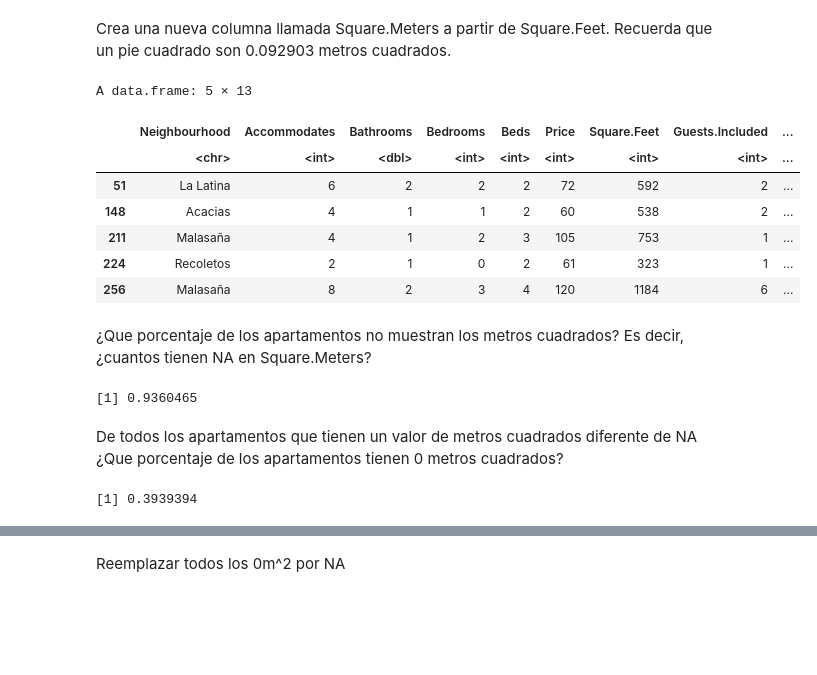
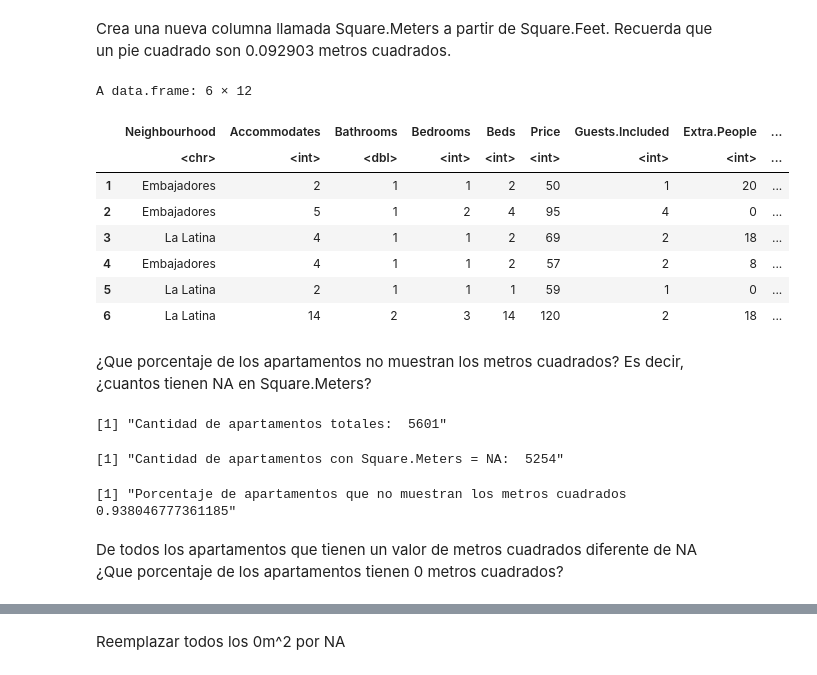
Before and after one commit to bernikrn/data-mining-practica, a Jupyter notebook: Practica-BernardoKoron.ipynb, the cells around one changed output, grey strips where cells are left out. Drawn from its saved outputs; the diff is of its cells as text; code cells hidden in the pictures; blank space fills up the shorter version.

```diff
--- a/Practica-BernardoKoron.ipynb
+++ b/Practica-BernardoKoron.ipynb
@@ -74,0 +70,11 @@ A data.frame: 6 × 12
+# %%
+paste('Cantidad de entradas iniciales: ', airbnb |> nrow())
+
+df_madrid <- airbnb |>
+                filter(City == "Madrid") |>
+                filter(Room.Type == "Entire home/apt") |>
+                filter(Neighbourhood != '') |>
+                filter(!is.na(Neighbourhood)) |>
+                select(-c('Room.Type','City'))
+
+paste('Cantidad de entradas luego de filtrado: ', nrow(df_madrid))
@@ -75,34 +84,34 @@ A data.frame: 6 × 12
 # %% [markdown]
 Crea una nueva columna llamada Square.Meters a partir de Square.Feet. Recuerda que un pie cuadrado son 0.092903 metros cuadrados.
 # %%
-df_madrid$Square.Meters <- df_madrid$Square.Feet * 0.092903
+df_madrid <- df_madrid |> mutate(Square.Meters = Square.Feet*0.092903)
+df_madrid <- df_madrid |> select(-c('Square.Feet'))
 
-df_madrid[!is.na(df_madrid$Square.Feet),] |> head(5)
+df_madrid |> head()
 # %% [output]
-A data.frame: 5 × 13
+A data.frame: 6 × 12
-|  | Neighbourhood | Accommodates | Bathrooms | Bedrooms | Beds | Price | Square.Feet | Guests.Included | ... |
+|  | Neighbourhood | Accommodates | Bathrooms | Bedrooms | Beds | Price | Guests.Included | Extra.People | ... |
 |  | <chr> | <int> | <dbl> | <int> | <int> | <int> | <int> | <int> | ... |
-| 51 | La Latina | 6 | 2 | 2 | 2 | 72 | 592 | 2 | ... |
-| 148 | Acacias | 4 | 1 | 1 | 2 | 60 | 538 | 2 | ... |
-| 211 | Malasaña | 4 | 1 | 2 | 3 | 105 | 753 | 1 | ... |
-| 224 | Recoletos | 2 | 1 | 0 | 2 | 61 | 323 | 1 | ... |
-| 256 | Malasaña | 8 | 2 | 3 | 4 | 120 | 1184 | 6 | ... |
+| 1 | Embajadores | 2 | 1 | 1 | 2 | 50 | 1 | 20 | ... |
+| 2 | Embajadores | 5 | 1 | 2 | 4 | 95 | 4 | 0 | ... |
+| 3 | La Latina | 4 | 1 | 1 | 2 | 69 | 2 | 18 | ... |
+| 4 | Embajadores | 4 | 1 | 1 | 2 | 57 | 2 | 8 | ... |
+| 5 | La Latina | 2 | 1 | 1 | 1 | 59 | 1 | 0 | ... |
+| 6 | La Latina | 14 | 2 | 3 | 14 | 120 | 2 | 18 | ... |
 # %% [markdown]
 ¿Que porcentaje de los apartamentos no muestran los metros cuadrados? Es decir, ¿cuantos tienen NA en Square.Meters?
-# %%
-porcentaje_NA_m2 <- (df_madrid[is.na(df_madrid$Square.Meters),] |> nrow() / df_madrid |> nrow())
-porcentaje_NA_m2
-# %% [output]
-[1] 0.9360465
+# %%
+n_apartamentos <- nrow(df_madrid)
+paste('Cantidad de apartamentos totales: ', n_apartamentos)
+
+n_apartamentos_m2NA <- df_madrid |> filter(is.na(Square.Meters)) |> nrow()
+paste('Cantidad de apartamentos con Square.Meters = NA: ', n_apartamentos_m2NA)
+
+paste('Porcentaje de apartamentos que no muestran los metros cuadrados', n_apartamentos_m2NA/n_apartamentos)
+# %% [output]
+[1] "Cantidad de apartamentos totales:  5601"
+[1] "Cantidad de apartamentos con Square.Meters = NA:  5254"
+[1] "Porcentaje de apartamentos que no muestran los metros cuadrados 0.938046777361185"
 # %% [markdown]
 De todos los apartamentos que tienen un valor de metros cuadrados diferente de NA
 ¿Que porcentaje de los apartamentos tienen 0 metros cuadrados?
-# %%
-# DF de apartamentos con m2 diferente a NA
-df_madrid_noNA <- df_madrid[!is.na(df_madrid$Square.Meters),]
-
-# Utilizando el DF anterior
-porcentaje_0_m2 <- (df_madrid_noNA[df_madrid_noNA$Square.Meters == 0,] |> nrow() / df_madrid_noNA |> nrow())
-porcentaje_0_m2
-# %% [output]
-[1] 0.3939394
```
Also changed, not shown: parts of 33 cells of this notebook, 1 other file.
